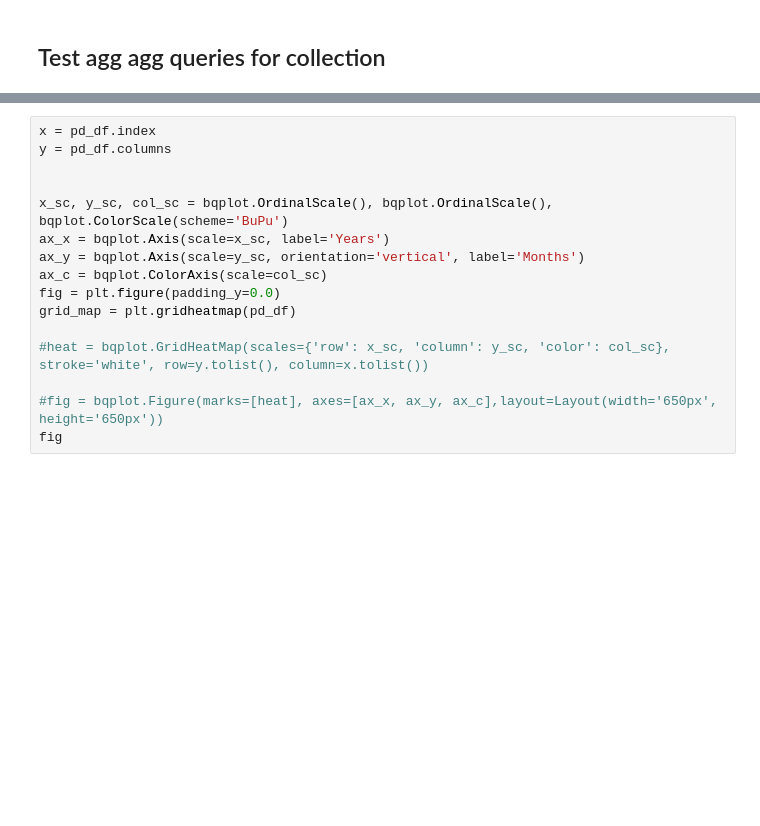
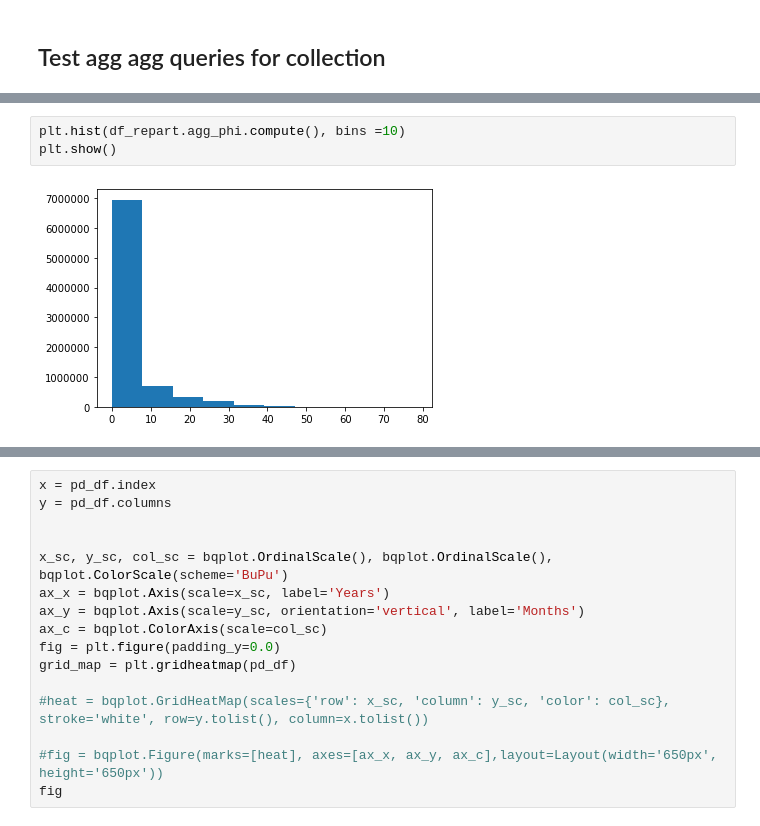
Before and after one commit to vprzybylo/IPAS, a Jupyter notebook: Manipulte_DF.ipynb, the cells around one changed output, grey strips where cells are left out. Saved outputs shown, nothing was run; the diff lists cells and outputs as text; blank space fills up the shorter version.

```diff
--- a/Manipulte_DF.ipynb
+++ b/Manipulte_DF.ipynb
@@ -245 +280,6 @@ print(df_concat.memory_usage(deep=True).sum().compute() / 1024**2)  #5.1 GB
+# %%
+plt.hist(df_repart.agg_phi.compute(), bins =10)
+plt.show()
+# %% [output]
+[figure, added]
 # %%
```
Also changed, not shown: parts of 30 cells of this notebook.
